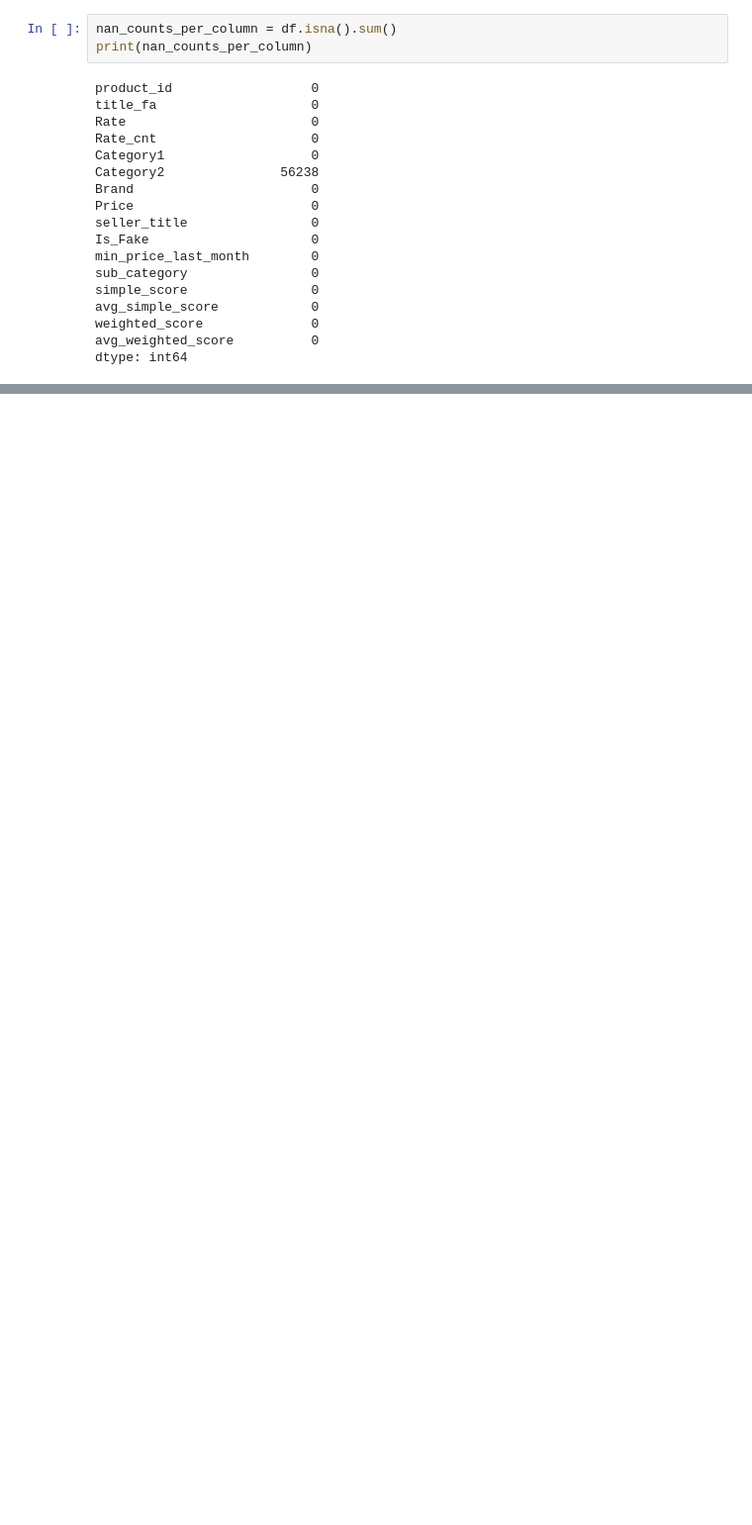
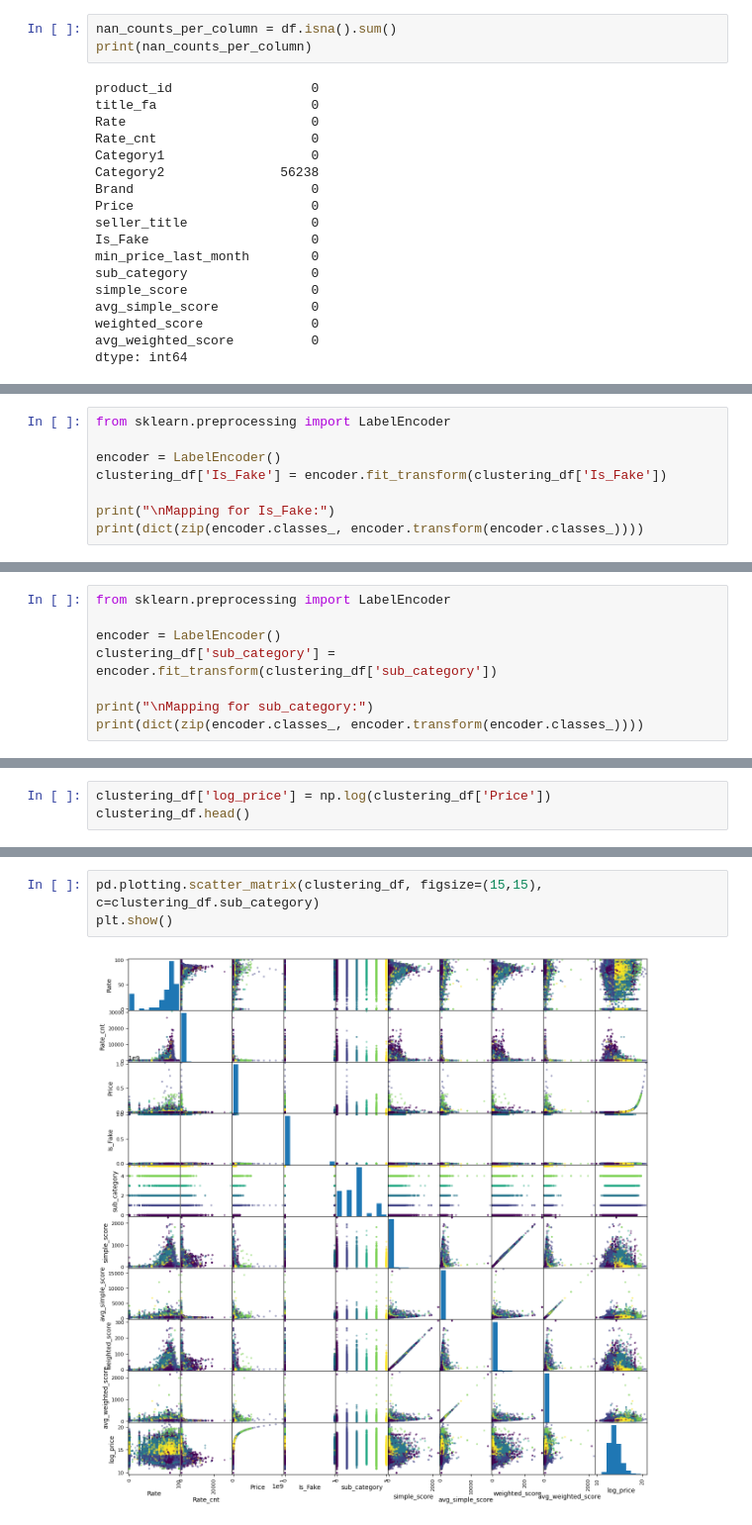
Before and after one commit to Arefnmy/Digikala-user-engagement-analysis, a Jupyter notebook: clustering_analysis.ipynb, the cells around one changed output, grey strips where cells are left out. Shown at 99% size. Cells and saved outputs as stored; diff of their text form; blank space fills up the shorter version.

```diff
--- a/clustering_analysis.ipynb
+++ b/clustering_analysis.ipynb
@@ -78,0 +77,8 @@ from sklearn.preprocessing import LabelEncoder
+# %%
+from sklearn.preprocessing import LabelEncoder
+
+encoder = LabelEncoder()
+clustering_df['Is_Fake'] = encoder.fit_transform(clustering_df['Is_Fake'])
+
+print("\nMapping for Is_Fake:")
+print(dict(zip(encoder.classes_, encoder.transform(encoder.classes_))))
@@ -78,0 +88,8 @@ from sklearn.preprocessing import LabelEncoder
+# %%
+from sklearn.preprocessing import LabelEncoder
+
+encoder = LabelEncoder()
+clustering_df['sub_category'] = encoder.fit_transform(clustering_df['sub_category'])
+
+print("\nMapping for sub_category:")
+print(dict(zip(encoder.classes_, encoder.transform(encoder.classes_))))
@@ -78,0 +110,3 @@ from sklearn.preprocessing import LabelEncoder
+# %%
+clustering_df['log_price'] = np.log(clustering_df['Price'])
+clustering_df.head()
@@ -78,0 +120,5 @@ from sklearn.preprocessing import LabelEncoder
+# %%
+pd.plotting.scatter_matrix(clustering_df, figsize=(15,15), c=clustering_df.sub_category)
+plt.show()
+# %% [output]
+[figure, added]
```
Also changed, not shown: parts of 12 cells of this notebook.
